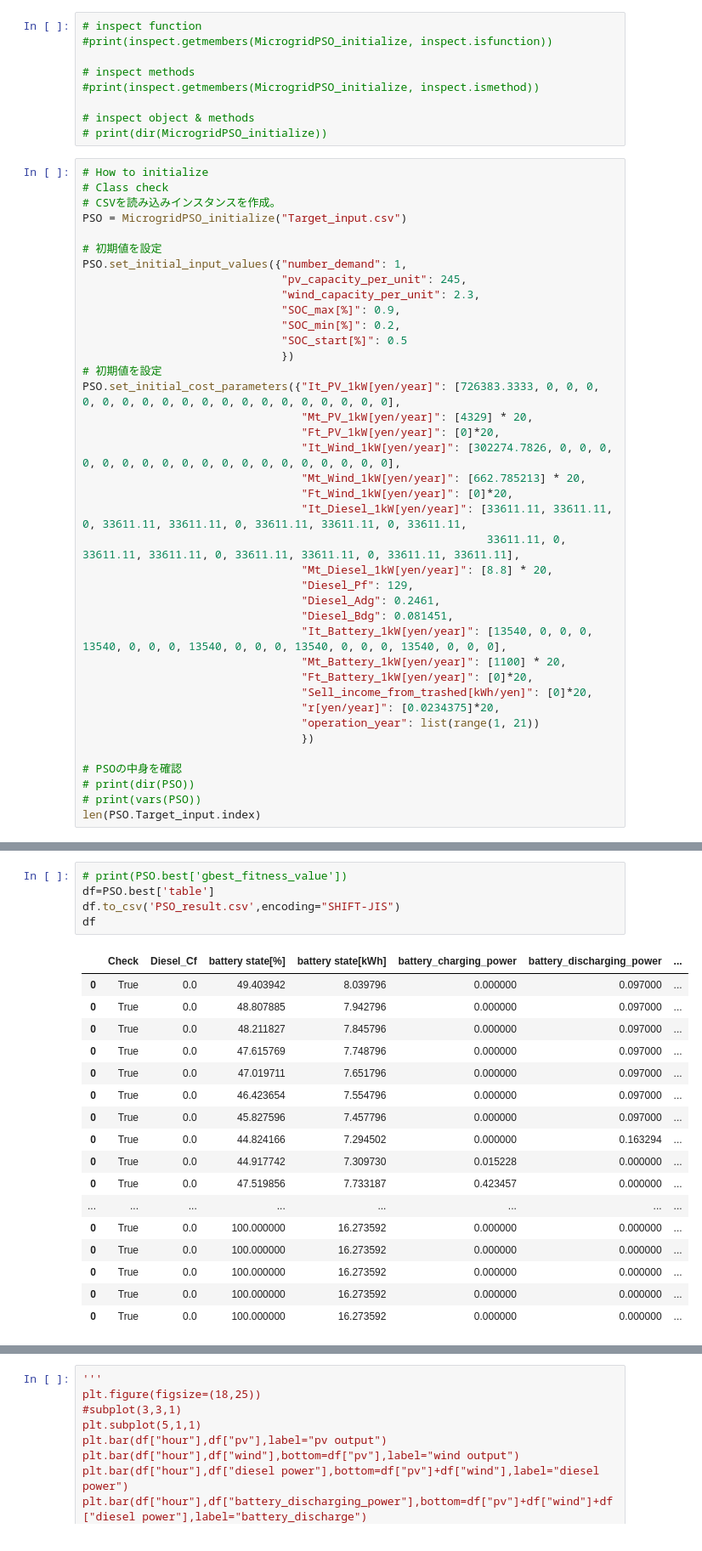
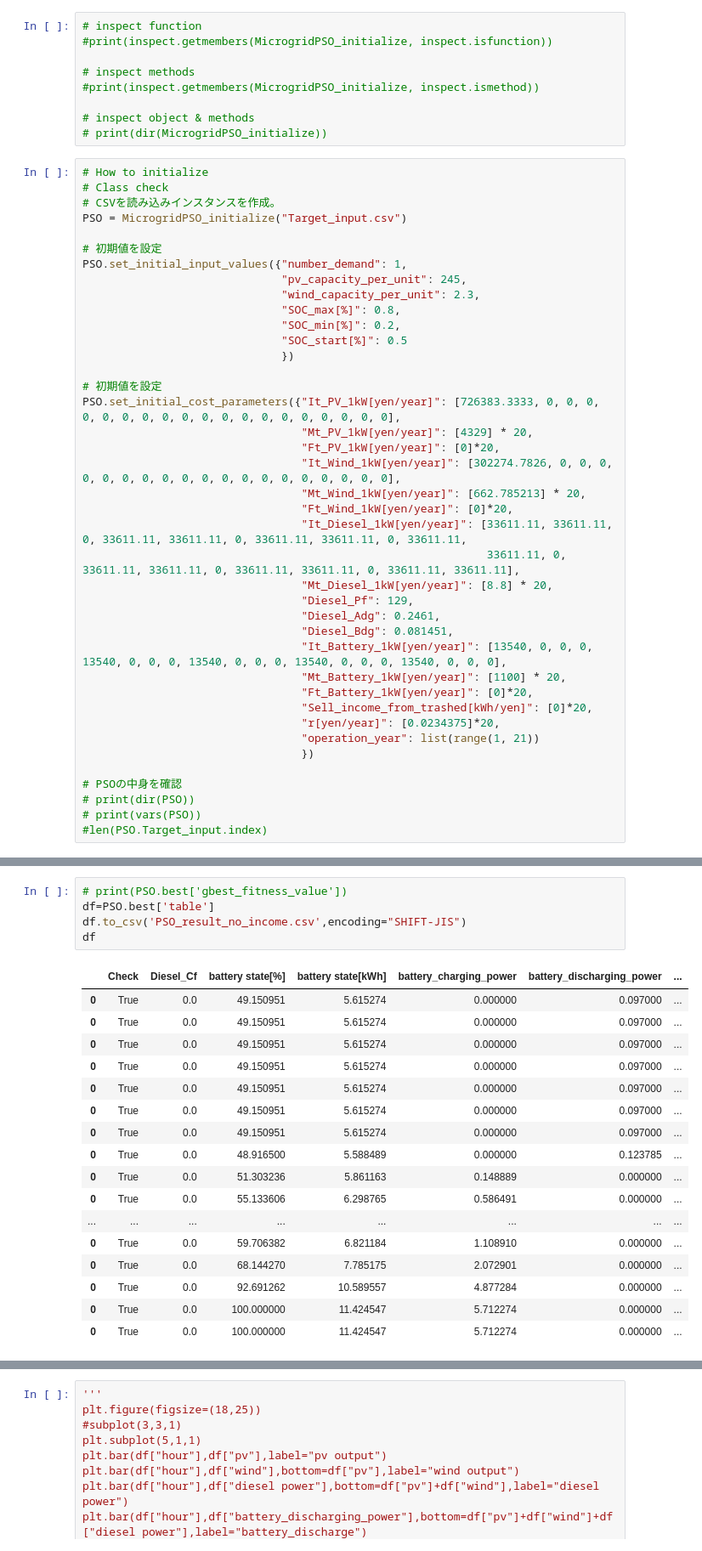
Before and after one commit to insideman02468/Miniconda, a Jupyter notebook: PSO/Microgrid optimization/In objective approach/MicrogridPSO_no_income.ipynb, the cells around one changed output, grey strips where cells are left out. Shown at 85% size. Saved outputs shown, nothing was run; the diff lists cells and outputs as text.

```diff
--- a/PSO/Microgrid optimization/In objective approach/MicrogridPSO_no_income.ipynb
+++ b/PSO/Microgrid optimization/In objective approach/MicrogridPSO_no_income.ipynb
@@ -21,10 +21,11 @@ PSO = MicrogridPSO_initialize("Target_input.csv")
 PSO.set_initial_input_values({"number_demand": 1,
                               "pv_capacity_per_unit": 245,
                               "wind_capacity_per_unit": 2.3,
-                              "SOC_max[%]": 0.9,
+                              "SOC_max[%]": 0.8,
                               "SOC_min[%]": 0.2,
                               "SOC_start[%]": 0.5
                               })
+
 # 初期値を設定
 PSO.set_initial_cost_parameters({"It_PV_1kW[yen/year]": [726383.3333, 0, 0, 0, 0, 0, 0, 0, 0, 0, 0, 0, 0, 0, 0, 0, 0, 0, 0, 0],
                                  "Mt_PV_1kW[yen/year]": [4329] * 20,
@@ -49,4 +50,4 @@ PSO.set_initial_cost_parameters({"It_PV_1kW[yen/year]": [726383.3333, 0, 0, 0, 0
 # PSOの中身を確認
 # print(dir(PSO))
 # print(vars(PSO))
-len(PSO.Target_input.index)
+#len(PSO.Target_input.index)
@@ -81,26 +80,26 @@ Wall time: 30min 44s
 # %%
 # print(PSO.best['gbest_fitness_value'])
 df=PSO.best['table']
-df.to_csv('PSO_result.csv',encoding="SHIFT-JIS")
+df.to_csv('PSO_result_no_income.csv',encoding="SHIFT-JIS")
 df
 # %% [output]
 |  | Check | Diesel_Cf | battery state[%] | battery state[kWh] | battery_charging_power | battery_discharging_power | ... |
-| 0 | True | 0.0 | 49.403942 | 8.039796 | 0.000000 | 0.097000 | ... |
-| 0 | True | 0.0 | 48.807885 | 7.942796 | 0.000000 | 0.097000 | ... |
-| 0 | True | 0.0 | 48.211827 | 7.845796 | 0.000000 | 0.097000 | ... |
-| 0 | True | 0.0 | 47.615769 | 7.748796 | 0.000000 | 0.097000 | ... |
-| 0 | True | 0.0 | 47.019711 | 7.651796 | 0.000000 | 0.097000 | ... |
-| 0 | True | 0.0 | 46.423654 | 7.554796 | 0.000000 | 0.097000 | ... |
-| 0 | True | 0.0 | 45.827596 | 7.457796 | 0.000000 | 0.097000 | ... |
-| 0 | True | 0.0 | 44.824166 | 7.294502 | 0.000000 | 0.163294 | ... |
-| 0 | True | 0.0 | 44.917742 | 7.309730 | 0.015228 | 0.000000 | ... |
-| 0 | True | 0.0 | 47.519856 | 7.733187 | 0.423457 | 0.000000 | ... |
+| 0 | True | 0.0 | 49.150951 | 5.615274 | 0.000000 | 0.097000 | ... |
+| 0 | True | 0.0 | 49.150951 | 5.615274 | 0.000000 | 0.097000 | ... |
+| 0 | True | 0.0 | 49.150951 | 5.615274 | 0.000000 | 0.097000 | ... |
+| 0 | True | 0.0 | 49.150951 | 5.615274 | 0.000000 | 0.097000 | ... |
+| 0 | True | 0.0 | 49.150951 | 5.615274 | 0.000000 | 0.097000 | ... |
+| 0 | True | 0.0 | 49.150951 | 5.615274 | 0.000000 | 0.097000 | ... |
+| 0 | True | 0.0 | 49.150951 | 5.615274 | 0.000000 | 0.097000 | ... |
+| 0 | True | 0.0 | 48.916500 | 5.588489 | 0.000000 | 0.123785 | ... |
+| 0 | True | 0.0 | 51.303236 | 5.861163 | 0.148889 | 0.000000 | ... |
+| 0 | True | 0.0 | 55.133606 | 6.298765 | 0.586491 | 0.000000 | ... |
 | ... | ... | ... | ... | ... | ... | ... | ... |
-| 0 | True | 0.0 | 100.000000 | 16.273592 | 0.000000 | 0.000000 | ... |
-| 0 | True | 0.0 | 100.000000 | 16.273592 | 0.000000 | 0.000000 | ... |
-| 0 | True | 0.0 | 100.000000 | 16.273592 | 0.000000 | 0.000000 | ... |
-| 0 | True | 0.0 | 100.000000 | 16.273592 | 0.000000 | 0.000000 | ... |
-| 0 | True | 0.0 | 100.000000 | 16.273592 | 0.000000 | 0.000000 | ... |
+| 0 | True | 0.0 | 59.706382 | 6.821184 | 1.108910 | 0.000000 | ... |
+| 0 | True | 0.0 | 68.144270 | 7.785175 | 2.072901 | 0.000000 | ... |
+| 0 | True | 0.0 | 92.691262 | 10.589557 | 4.877284 | 0.000000 | ... |
+| 0 | True | 0.0 | 100.000000 | 11.424547 | 5.712274 | 0.000000 | ... |
+| 0 | True | 0.0 | 100.000000 | 11.424547 | 5.712274 | 0.000000 | ... |
 8760 rows × 14 columns
 # %%
 '''
```
Also changed, not shown: parts of 11 cells of this notebook, 19 other files.
